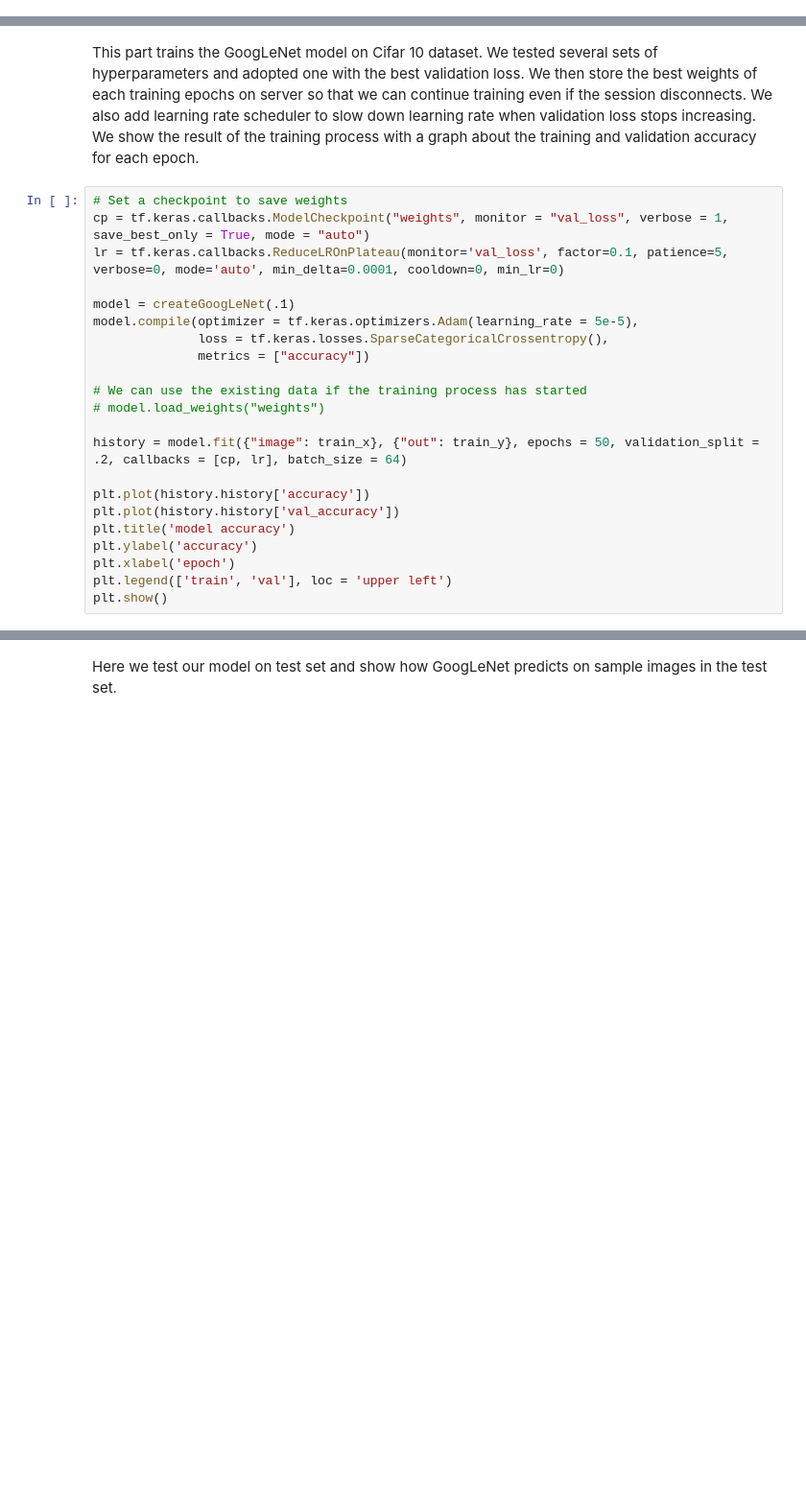
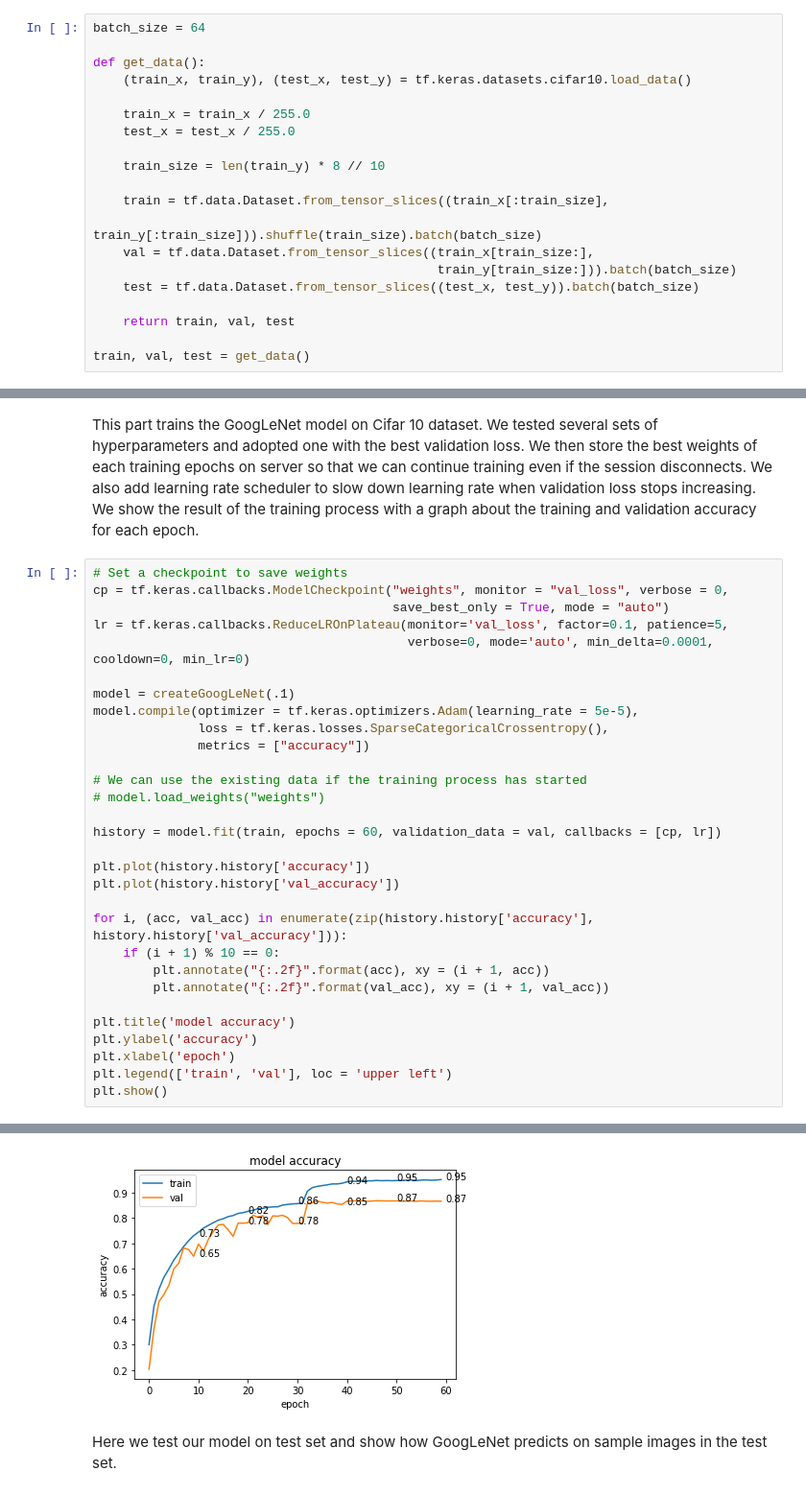
Before and after one commit to lnblanke/ML, a Jupyter notebook: cv/GoogLeNet/GoogLeNet.ipynb, the cells around one changed output, grey strips where cells are left out. Shown: that part at 96% size. Cells and saved outputs as stored; diff of their text form; blank space fills up the shorter version.

```diff
--- a/cv/GoogLeNet/GoogLeNet.ipynb
+++ b/cv/GoogLeNet/GoogLeNet.ipynb
@@ -68,0 +61,20 @@ coreClock: 1.53GHz coreCount: 80 deviceMemorySize: 15.00GiB deviceMemoryBandwidt
+# %%
+batch_size = 64
+
+def get_data():
+    (train_x, train_y), (test_x, test_y) = tf.keras.datasets.cifar10.load_data()
+
+    train_x = train_x / 255.0
+    test_x = test_x / 255.0
+
+    train_size = len(train_y) * 8 // 10
+
+    train = tf.data.Dataset.from_tensor_slices((train_x[:train_size],
+                                                train_y[:train_size])).shuffle(train_size).batch(batch_size)
+    val = tf.data.Dataset.from_tensor_slices((train_x[train_size:],
+                                              train_y[train_size:])).batch(batch_size)
+    test = tf.data.Dataset.from_tensor_slices((test_x, test_y)).batch(batch_size)
+
+    return train, val, test
+
+train, val, test = get_data()
@@ -117,8 +142,10 @@ def createGoogLeNet(weight_decay):
 This part trains the GoogLeNet model on Cifar 10 dataset. We tested several sets of hyperparameters and adopted one with the best validation loss. We then store the best weights of each training epochs on server so that we can continue training even if the session disconnects. We also add learning rate scheduler to slow down learning rate when validation loss stops increasing. We show the result of the training process with a graph about the training and validation accuracy for each epoch.
 # %%
 # Set a checkpoint to save weights
-cp = tf.keras.callbacks.ModelCheckpoint("weights", monitor = "val_loss", verbose = 1, save_best_only = True, mode = "auto")
-lr = tf.keras.callbacks.ReduceLROnPlateau(monitor='val_loss', factor=0.1, patience=5, verbose=0, mode='auto', min_delta=0.0001, cooldown=0, min_lr=0)
+cp = tf.keras.callbacks.ModelCheckpoint("weights", monitor = "val_loss", verbose = 0,
+                                        save_best_only = True, mode = "auto")
+lr = tf.keras.callbacks.ReduceLROnPlateau(monitor='val_loss', factor=0.1, patience=5,
+                                          verbose=0, mode='auto', min_delta=0.0001, cooldown=0, min_lr=0)
 
 model = createGoogLeNet(.1)
 model.compile(optimizer = tf.keras.optimizers.Adam(learning_rate = 5e-5),
@@ -128,10 +155,16 @@ model.compile(optimizer = tf.keras.optimizers.Adam(learning_rate = 5e-5),
 # We can use the existing data if the training process has started
 # model.load_weights("weights")
 
-history = model.fit({"image": train_x}, {"out": train_y}, epochs = 50, validation_split = .2, callbacks = [cp, lr], batch_size = 64)
+history = model.fit(train, epochs = 60, validation_data = val, callbacks = [cp, lr])
 
 plt.plot(history.history['accuracy'])
 plt.plot(history.history['val_accuracy'])
+
+for i, (acc, val_acc) in enumerate(zip(history.history['accuracy'], history.history['val_accuracy'])):
+    if (i + 1) % 10 == 0:
+        plt.annotate("{:.2f}".format(acc), xy = (i + 1, acc))
+        plt.annotate("{:.2f}".format(val_acc), xy = (i + 1, val_acc))
+
 plt.title('model accuracy')
 plt.ylabel('accuracy')
 plt.xlabel('epoch')
@@ -171,3 +200,4 @@ INFO:tensorflow:Assets written to: weights/assets
+[figure, added]
 # %% [markdown]
 Here we test our model on test set and show how GoogLeNet predicts on sample images in the test set.
 # %%
```
Also changed, not shown: parts of 6 cells of this notebook, 38 other files.
